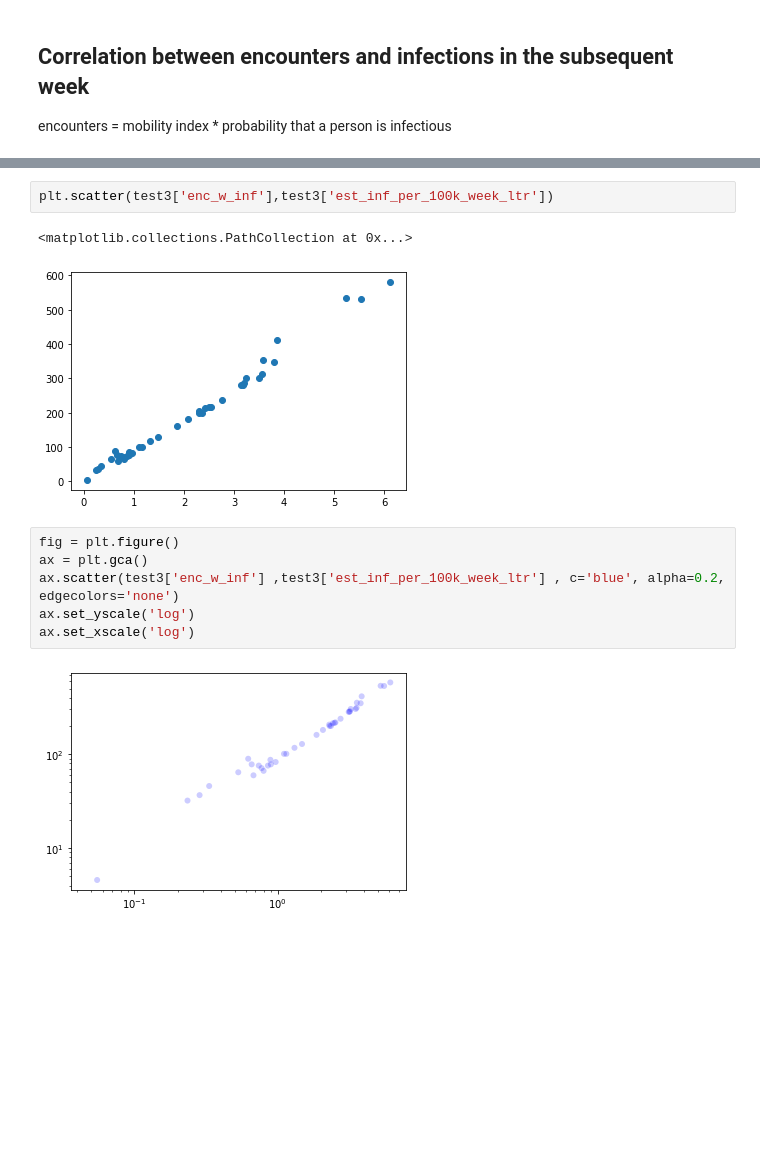
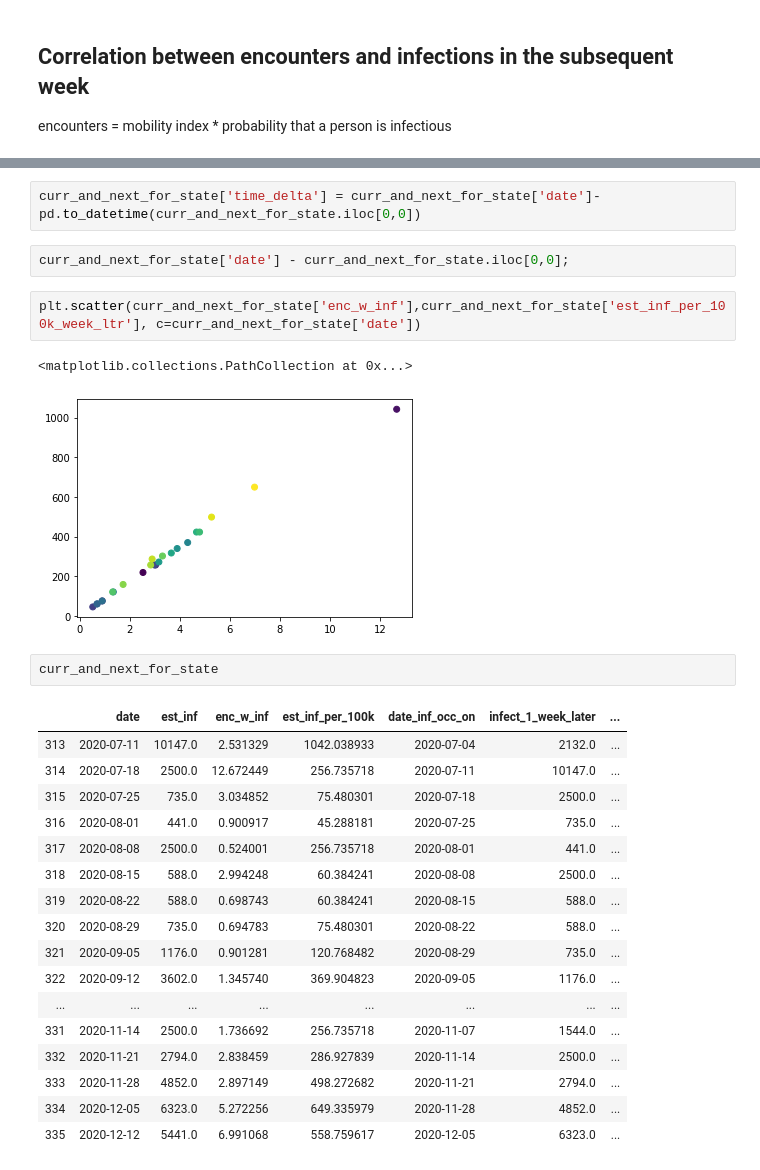
Before and after one commit to robbdunlap/covid_app, a Jupyter notebook: Untitled.ipynb, the cells around one changed output, grey strips where cells are left out. Saved outputs shown, nothing was run; the diff lists cells and outputs as text; blank space fills up the shorter version.

```diff
--- a/Untitled.ipynb
+++ b/Untitled.ipynb
@@ -76,13 +48,29 @@ encounters = mobility index * probability that a person is infectious
+# %%
+curr_and_next_for_state['time_delta'] = curr_and_next_for_state['date']-pd.to_datetime(curr_and_next_for_state.iloc[0,0])
+# %%
+curr_and_next_for_state['date'] - curr_and_next_for_state.iloc[0,0];
 # %%
-plt.scatter(test3['enc_w_inf'],test3['est_inf_per_100k_week_ltr'])
+plt.scatter(curr_and_next_for_state['enc_w_inf'],curr_and_next_for_state['est_inf_per_100k_week_ltr'], c=curr_and_next_for_state['date'])
 # %% [output]
 <matplotlib.collections.PathCollection at 0x...>
-[figure, old version]
+[figure, new version]
-# %%
-fig = plt.figure()
-ax = plt.gca()
-ax.scatter(test3['enc_w_inf'] ,test3['est_inf_per_100k_week_ltr'] , c='blue', alpha=0.2, edgecolors='none')
-ax.set_yscale('log')
-ax.set_xscale('log')
-# %% [output]
-[figure, removed]
+# %%
+curr_and_next_for_state
+# %% [output]
+|  | date | est_inf | enc_w_inf | est_inf_per_100k | date_inf_occ_on | infect_1_week_later | ... |
+| 313 | 2020-07-11 | 10147.0 | 2.531329 | 1042.038933 | 2020-07-04 | 2132.0 | ... |
+| 314 | 2020-07-18 | 2500.0 | 12.672449 | 256.735718 | 2020-07-11 | 10147.0 | ... |
+| 315 | 2020-07-25 | 735.0 | 3.034852 | 75.480301 | 2020-07-18 | 2500.0 | ... |
+| 316 | 2020-08-01 | 441.0 | 0.900917 | 45.288181 | 2020-07-25 | 735.0 | ... |
+| 317 | 2020-08-08 | 2500.0 | 0.524001 | 256.735718 | 2020-08-01 | 441.0 | ... |
+| 318 | 2020-08-15 | 588.0 | 2.994248 | 60.384241 | 2020-08-08 | 2500.0 | ... |
+| 319 | 2020-08-22 | 588.0 | 0.698743 | 60.384241 | 2020-08-15 | 588.0 | ... |
+| 320 | 2020-08-29 | 735.0 | 0.694783 | 75.480301 | 2020-08-22 | 588.0 | ... |
+| 321 | 2020-09-05 | 1176.0 | 0.901281 | 120.768482 | 2020-08-29 | 735.0 | ... |
+| 322 | 2020-09-12 | 3602.0 | 1.345740 | 369.904823 | 2020-09-05 | 1176.0 | ... |
+| ... | ... | ... | ... | ... | ... | ... | ... |
+| 331 | 2020-11-14 | 2500.0 | 1.736692 | 256.735718 | 2020-11-07 | 1544.0 | ... |
+| 332 | 2020-11-21 | 2794.0 | 2.838459 | 286.927839 | 2020-11-14 | 2500.0 | ... |
+| 333 | 2020-11-28 | 4852.0 | 2.897149 | 498.272682 | 2020-11-21 | 2794.0 | ... |
+| 334 | 2020-12-05 | 6323.0 | 5.272256 | 649.335979 | 2020-11-28 | 4852.0 | ... |
+| 335 | 2020-12-12 | 5441.0 | 6.991068 | 558.759617 | 2020-12-05 | 6323.0 | ... |
```
Also changed, not shown: parts of 22 cells of this notebook, 8 other files.
